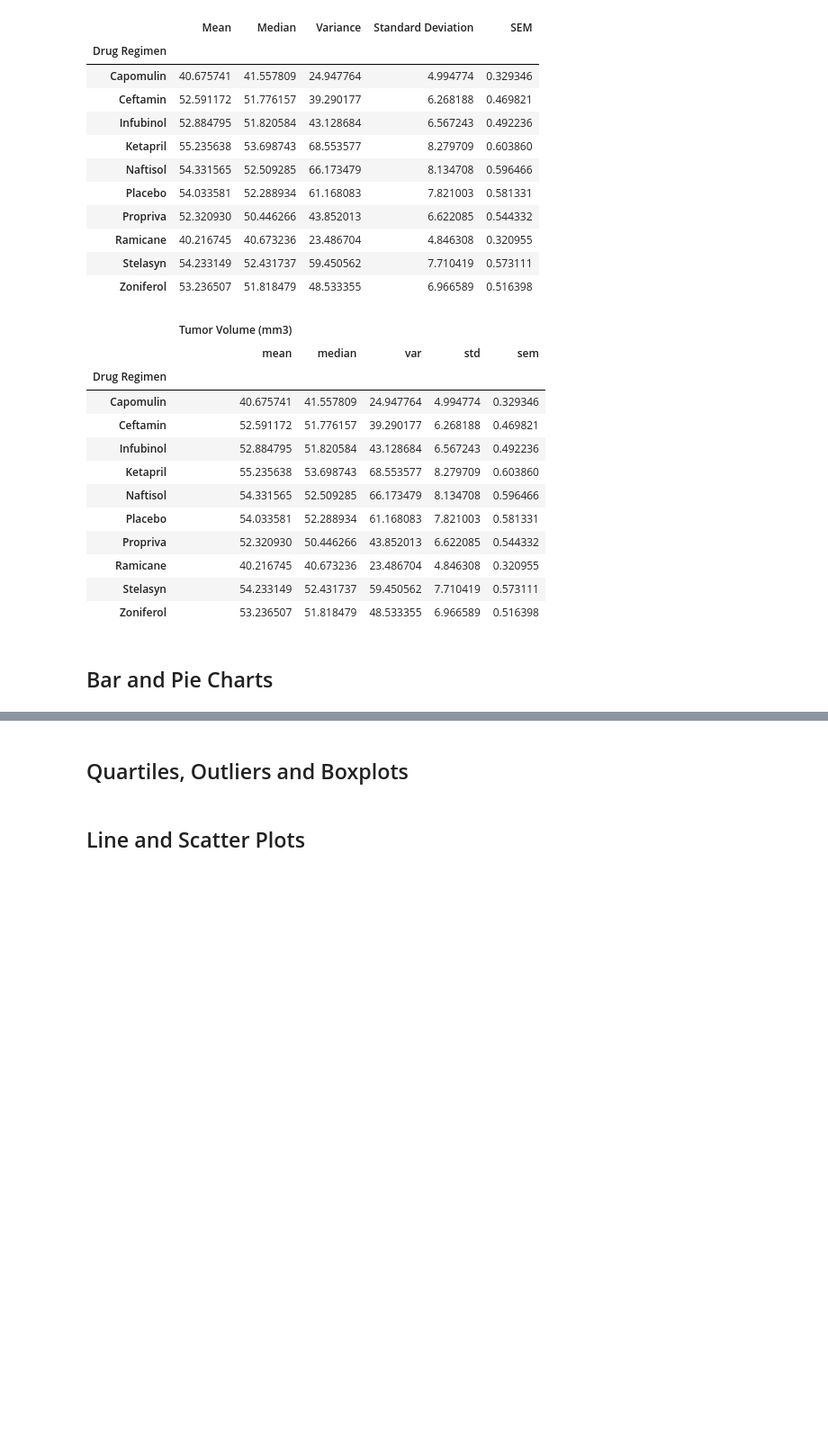
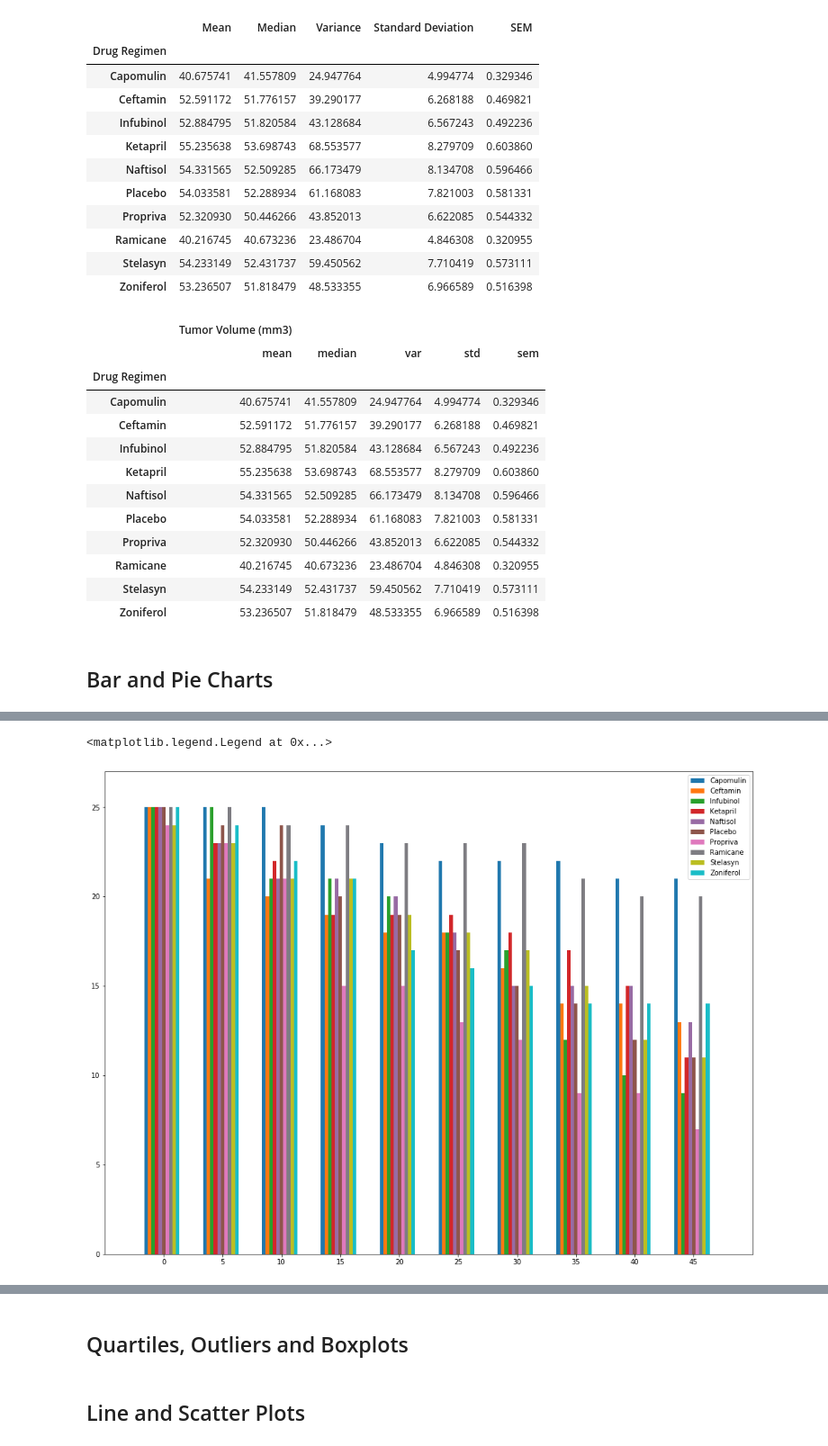
Before and after one commit to KevinNMcpu/matplotlib-challenge, a Jupyter notebook: pymaceuticals.ipynb, the cells around one changed output, grey strips where cells are left out. Shown: that part at 90% size. Drawn from its saved outputs; the diff is of its cells as text; code cells hidden in the pictures; blank space fills up the shorter version.

```diff
--- a/pymaceuticals.ipynb
+++ b/pymaceuticals.ipynb
@@ -205,2 +218,64 @@ summary_stats_2
+# %%
+# Generate a bar plot showing the total number of mice for each treatment throughout the course of the study using pyplot.
+
+#creat a new DF, trim down to the data we need
+barplot_pd_2 = pd.DataFrame()
+barplot_pd_2 = cleaned_data[trim_bar_data]
+
+#set bar width
+bar_width = 0.3
+
+#get a list with all the timepoints
+timepoint_scale = barplot_pd_2["Timepoint"].unique()
+
+#a list of colors to match the pandas activity above
+colors_list = ["#2078ae", "#ff7811", "#2aa02c", "#d2272a", "#986ba4", "#8e554b", "#df79bd", "#7e7d82", "#bbbe22", "#19bdc7"]
+
+#create a list of drug names for creating our labels
+array_of_drug_names = []
+array_of_drug_names = barplot_pd_2["Drug Regimen"].unique()
+array_of_drug_names.sort()
+
+#set the number of drugs, for iterating through them all
+num_of_drugs = barplot_pd_2["Drug Regimen"].nunique()
+
+#set up the plot
+fig, ax = plt.subplots(figsize=(17,13))
+
+#setup the x and y axii
+plt.xticks(timepoint_scale, timepoint_scale)
+plt.yticks(np.arange(0,30,5))
+ax.set_xlim([-5, 50])
+ax.set_ylim([0, 27])
+
+#group our data by timepoint / drug
+barplot_pd_2 = barplot_pd_2.groupby(["Timepoint", "Drug Regimen"]).count()
+
+#set up some values for iterating
+l = 0
+i = 0
+j = -2
+iterate_by = int(barplot_pd_2.count() / num_of_drugs)
+
+#loop through the number of drugs
+while l < len(array_of_drug_names):
+    legend_keeper = 0
+    j = .5 + (l * 0.3)
+    i = l
+    k = 0
+    #loop through each time the drug appears in the data, creating a bar with the Mouse ID count, then looping to the next
+    while i < len(barplot_pd_2):
+        ax.bar(j-2, barplot_pd_2.iloc[i], width=bar_width, color=colors_list[l], label=array_of_drug_names[l] if legend_keeper == 0 else "")
+        j = j+5
+        k = k+1
+        #i = i+10
+        i = i + iterate_by
+        legend_keeper = 1
+    l = l + 1
+
+plt.legend(loc="upper right")
+# %% [output]
+<matplotlib.legend.Legend at 0x...>
+[figure, added]
 # %%
 # Generate a pie plot showing the distribution of female versus male mice using pandas
```
Also changed, not shown: parts of 3 cells of this notebook.
